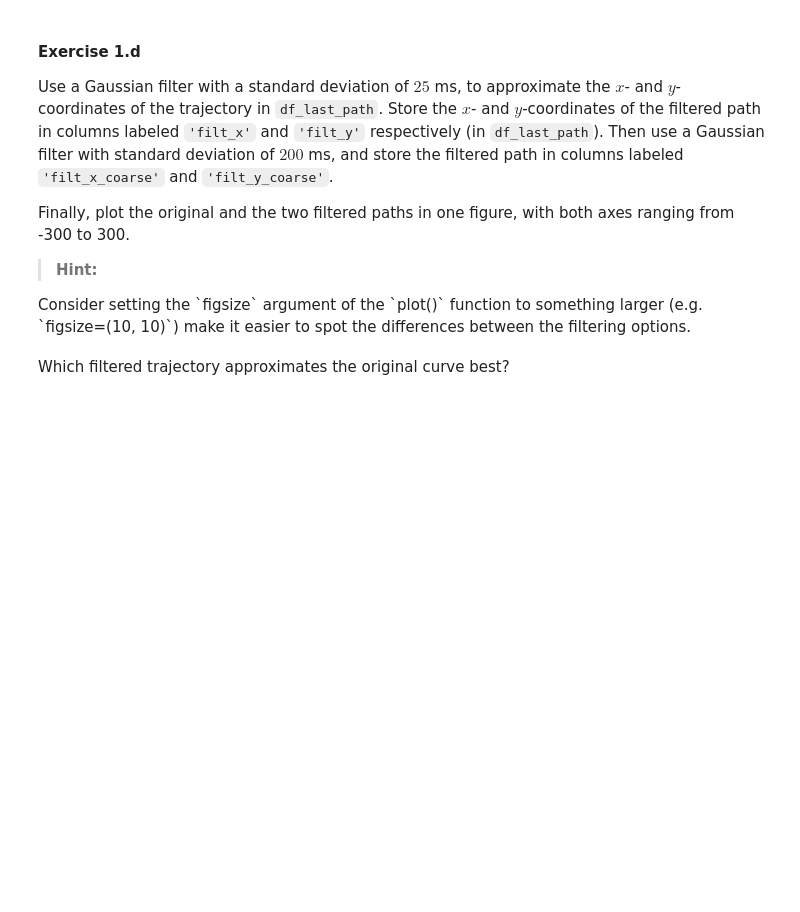
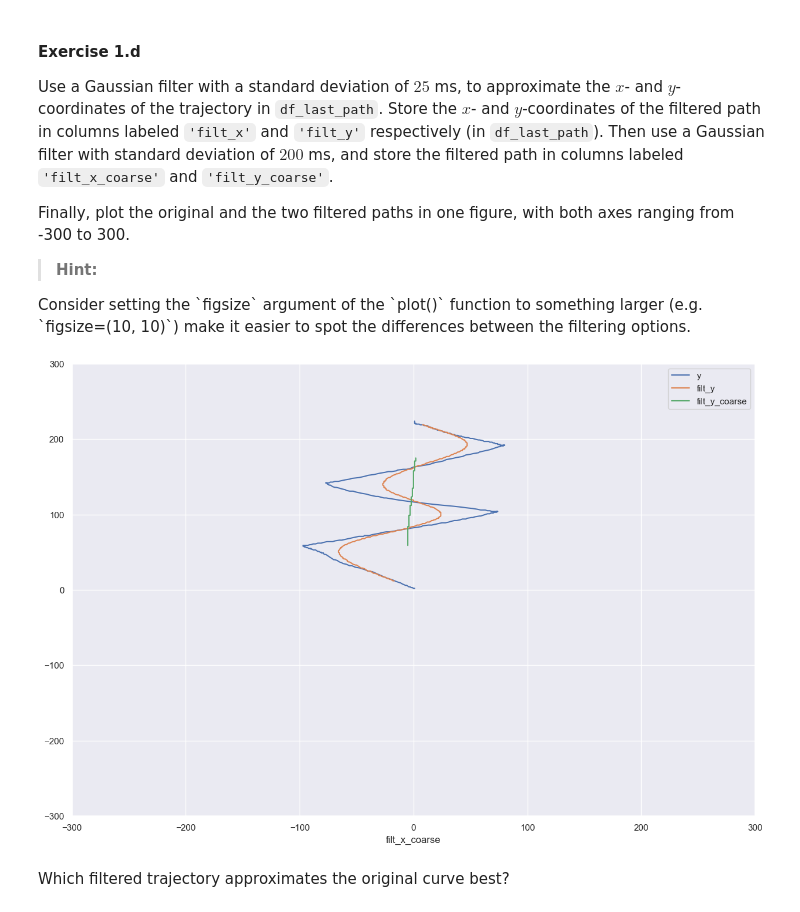
Before and after one commit to Modgen1/2IAB1, a Jupyter notebook: 5_DAS/Exercises-DAS-2076209.ipynb, the cells around one changed output. Cells and saved outputs as stored; diff of their text form; code cells hidden in the pictures; blank space fills up the shorter version.

```diff
--- a/5_DAS/Exercises-DAS-2076209.ipynb
+++ b/5_DAS/Exercises-DAS-2076209.ipynb
@@ -316,3 +365,23 @@ Consider setting the `figsize` argument of the `plot()` function to something la
+# %%
+#// BEGIN_TODO [DAS_1d] Gaussian filter (1 point)
+
+filt_x = gaussian_filter1d(df_last_path['x'], sigma=25, mode='nearest')
+df_last_path['filt_x'] = filt_x
+
+filt_y = gaussian_filter1d(df_last_path['y'], sigma=25, mode='nearest')
+df_last_path['filt_y'] = filt_y
+
+filt_x_coarse = gaussian_filter1d(df_last_path['x'], sigma=200, mode='nearest')
+df_last_path['filt_x_coarse'] = filt_x_coarse
+
+filt_y_coarse = gaussian_filter1d(df_last_path['y'], sigma=200, mode='nearest')
+df_last_path['filt_y_coarse'] = filt_y_coarse
+
+ax = df_last_path.plot(x='x', y='y', xlim=(-300, 300), ylim=(-300, 300), figsize=(15, 10))
+df_last_path.plot(x='filt_x', y='filt_y', xlim=(-300, 300), ylim=(-300, 300), ax=ax)
+df_last_path.plot(x='filt_x_coarse', y='filt_y_coarse', xlim=(-300, 300), ylim=(-300, 300), ax=ax);
+# %% [output]
+[figure, added]
 # %%
 #// END_TODO [DAS_1d]
 # %% [markdown]
```
Also changed, not shown: parts of 23 cells of this notebook.
